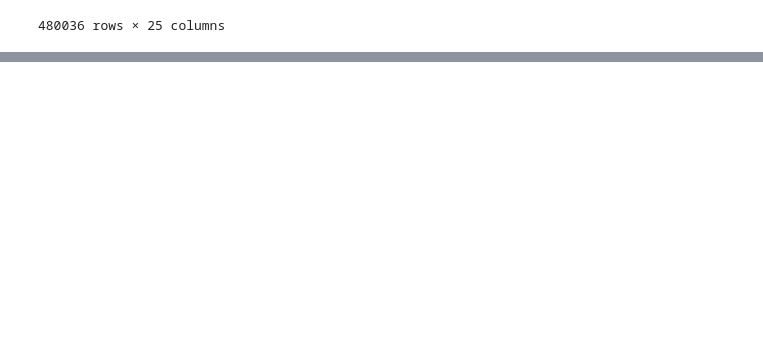
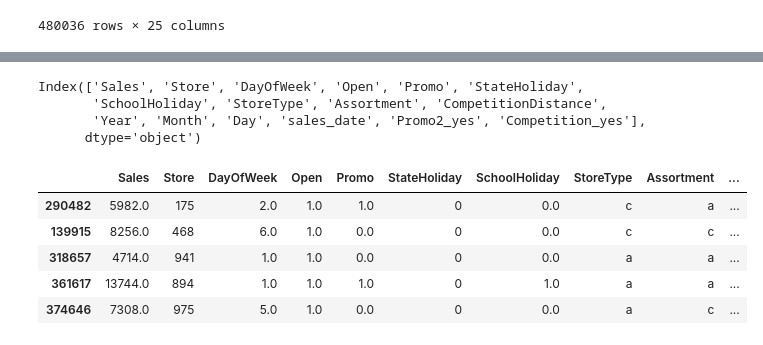
Before and after one commit to hahahazel/RossmannCompetitionTEAM3, a Jupyter notebook: 01_make_datafiles.ipynb, the cells around one changed output, grey strips where cells are left out. Saved outputs shown, nothing was run; the diff lists cells and outputs as text; code cells hidden in the pictures; blank space fills up the shorter version.

Commit message:
changed the folder to data

```diff
--- a/01_make_datafiles.ipynb
+++ b/01_make_datafiles.ipynb
@@ -3,8 +3,8 @@ import numpy as np
 import pandas as pd
 # %%
 # reading two csv files
-data1 = pd.read_csv('train.csv',dtype={'Store':'string', 'StateHoliday':'string'})
-data2 = pd.read_csv('store.csv',dtype={'Store':'string', 'StoreType':'string', 'Assortment':'string'})
+data1 = pd.read_csv('data/train.csv',dtype={'Store':'string', 'StateHoliday':'string'})
+data2 = pd.read_csv('data/store.csv',dtype={'Store':'string', 'StoreType':'string', 'Assortment':'string'})
 
 # using merge function by setting how='inner'
 total = pd.merge(data1, data2,
@@ -506,7 +506,7 @@ df_train
 | 121958 | 4370.0 | 2014-01-27 | 433 | 1.0 | 1.0 | 0.0 | 0 | 0.0 | a | ... |
 480036 rows × 25 columns
 # %%
-df_train = df_train.drop(columns=['Promo2_start_date','Competition_start_date','temp_date','Date'])
+df_train = df_train.drop(columns=['Promo2_start_date','Competition_start_date','temp_date','Date', 'Promo2'])
 # %%
 df_train = df_train.drop(columns=['CompetitionOpenSinceYear','Promo2SinceWeek','Promo2SinceYear','CompetitionOpenSinceMonth'])
 # %%
@@ -531,7 +531,8 @@ df_train
 import category_encoders as ce
 # %%
 
-ce_one = ce.OneHotEncoder(cols=['DayOfWeek','Open','Promo','StateHoliday','SchoolHoliday','StoreType','Assortment','Promo2'])
+# these are already dummies 'Open','Promo', 'SchoolHoliday',,'Promo2'
+ce_one = ce.OneHotEncoder(cols=['DayOfWeek','StateHoliday','StoreType','Assortment'])
 ce_one.fit_transform(df_train)
 # %% [output]
 |  | Sales | Store | DayOfWeek_1 | DayOfWeek_2 | DayOfWeek_3 | DayOfWeek_4 | DayOfWeek_5 | DayOfWeek_6 | ... |
@@ -549,0 +551,16 @@ ce_one.fit_transform(df_train)
+# %%
+df_train.columns
+# %% [output]
+Index(['Sales', 'Store', 'DayOfWeek', 'Open', 'Promo', 'StateHoliday',
+       'SchoolHoliday', 'StoreType', 'Assortment', 'CompetitionDistance',
+       'Year', 'Month', 'Day', 'sales_date', 'Promo2_yes', 'Competition_yes'],
+      dtype='object')
+# %%
+df_train.head()
+# %% [output]
+|  | Sales | Store | DayOfWeek | Open | Promo | StateHoliday | SchoolHoliday | StoreType | Assortment | ... |
+| 290482 | 5982.0 | 175 | 2.0 | 1.0 | 1.0 | 0 | 0.0 | c | a | ... |
+| 139915 | 8256.0 | 468 | 6.0 | 1.0 | 0.0 | 0 | 0.0 | c | c | ... |
+| 318657 | 4714.0 | 941 | 1.0 | 1.0 | 0.0 | 0 | 0.0 | a | a | ... |
+| 361617 | 13744.0 | 894 | 1.0 | 1.0 | 1.0 | 0 | 1.0 | a | a | ... |
+| 374646 | 7308.0 | 975 | 5.0 | 1.0 | 0.0 | 0 | 0.0 | a | c | ... |
```
Also changed, not shown: parts of 2 cells of this notebook.
